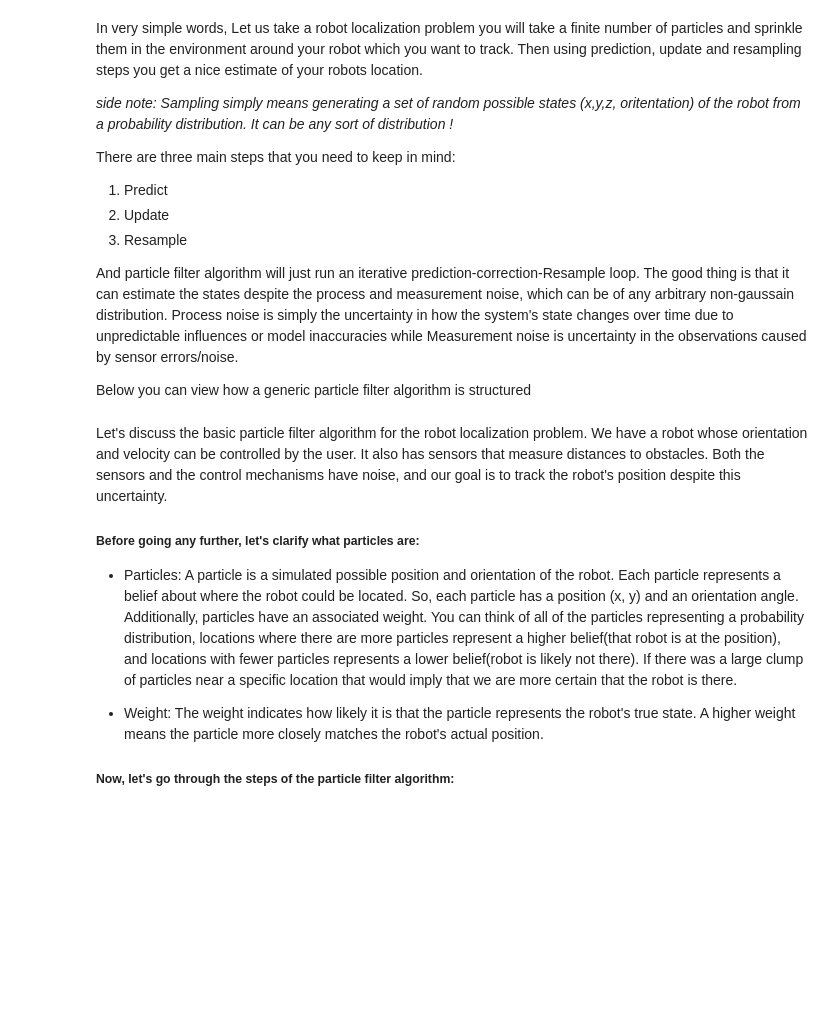
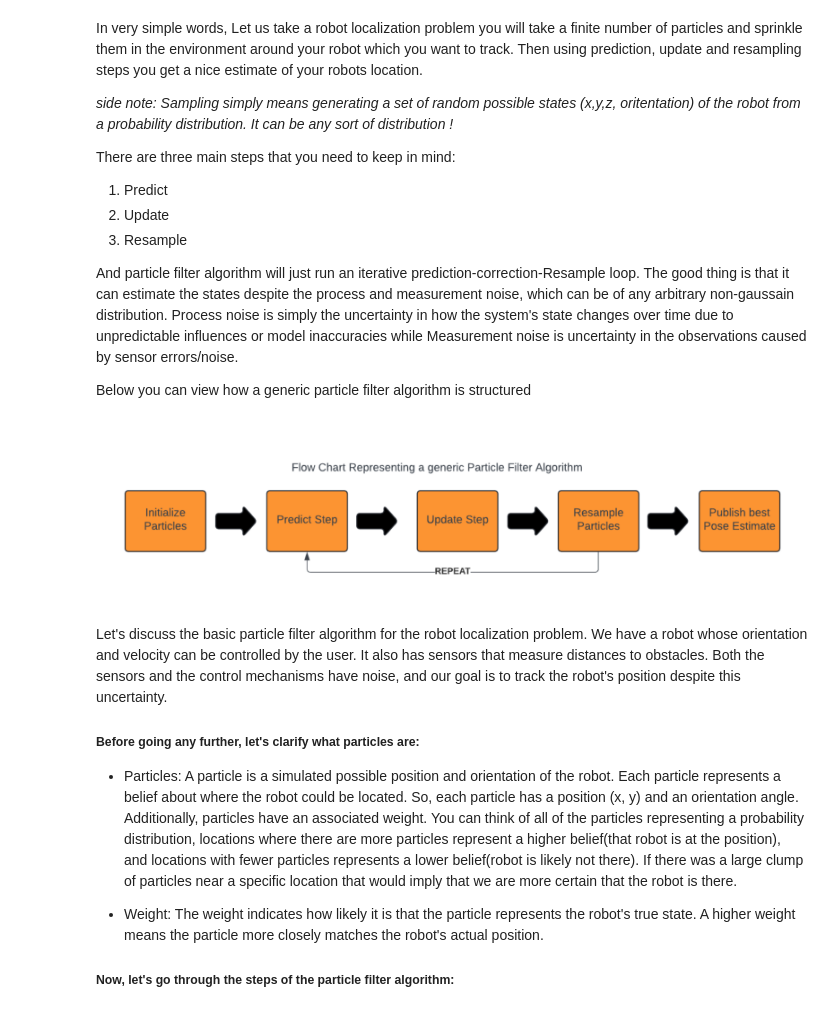
Before and after one commit to Muhammad540/Guide-to-Sensor-Fusion, a Jupyter notebook: ws/docs/ParticleFilter.ipynb, the cells around one changed output. Cells and saved outputs as stored; diff of their text form; code cells hidden in the pictures; blank space fills up the shorter version.

```diff
--- a/ws/docs/ParticleFilter.ipynb
+++ b/ws/docs/ParticleFilter.ipynb
@@ -47,14 +47,15 @@ Below you can view how a generic particle filter algorithm is structured
 # %%
 import matplotlib.pyplot as plt
 import matplotlib.image as mpimg
 from IPython.display import display, Image
 
-img = plt.imread("flowchart.png")
+img = plt.imread("flow.png")
 plt.figure(figsize=(10, 10))
 plt.imshow(img)
-plt.title("Flow chart representing a generic Particle filter algorithm")
 plt.axis('off')
 plt.show()
+# %% [output]
+[figure, added]
 # %% [markdown]
 Let's discuss the basic particle filter algorithm for the robot localization problem. We have a robot whose orientation and velocity can be controlled by the user. It also has sensors that measure distances to obstacles. Both the sensors and the control mechanisms have noise, and our goal is to track the robot's position despite this uncertainty.
 
```
Also changed, not shown: parts of 9 cells of this notebook, 3 other files.
